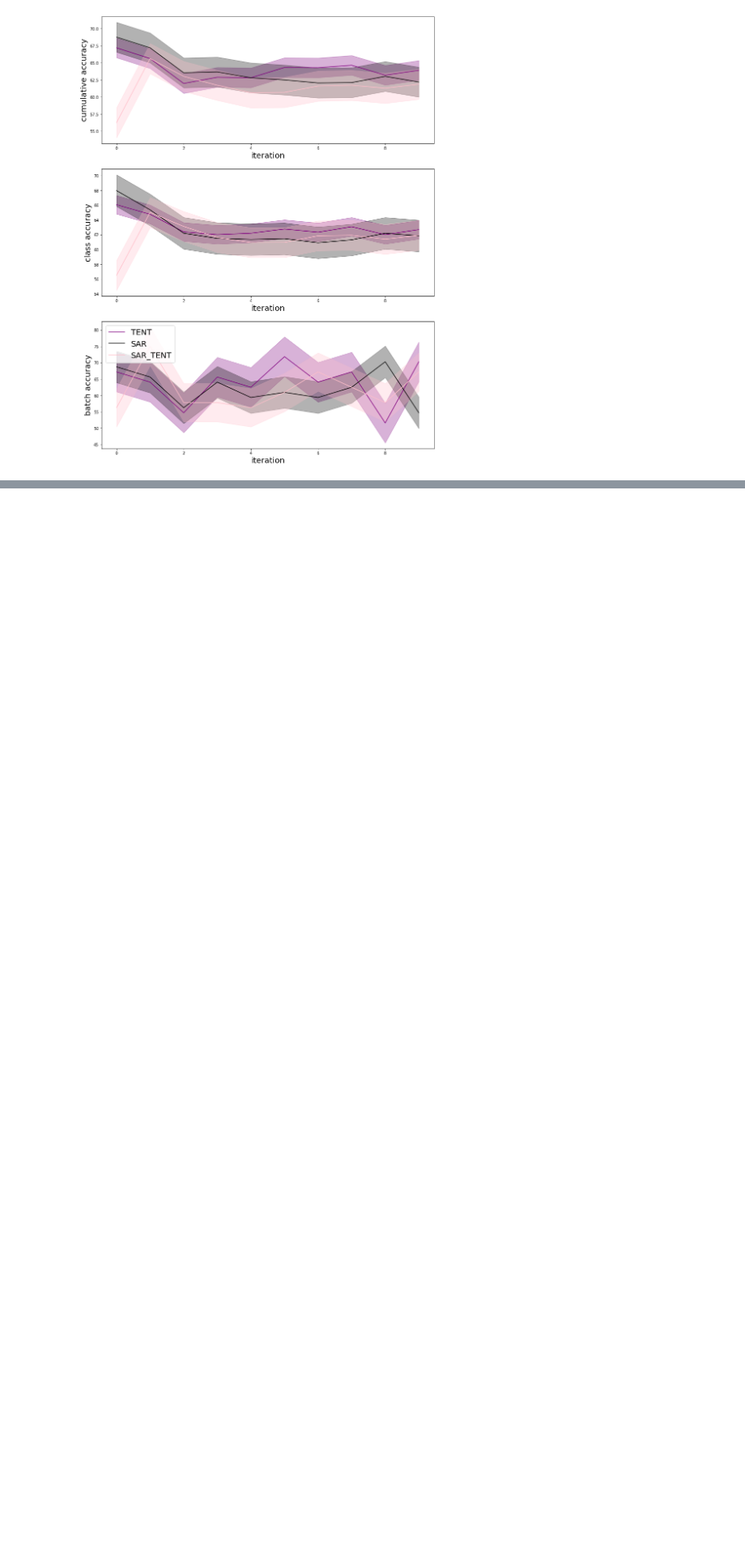
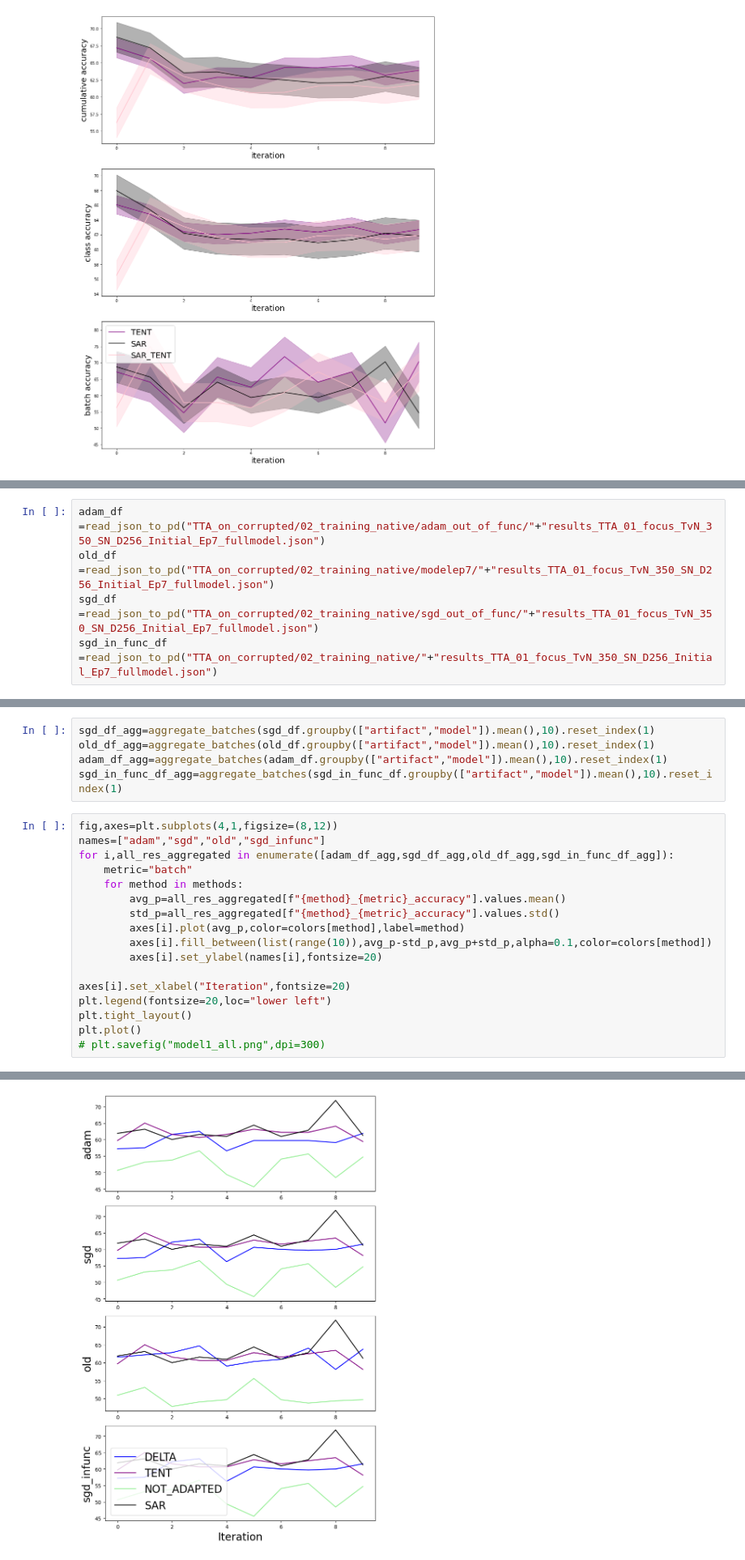
Before and after one commit to HaileyTQuach/Test-time-Adaptation-in-CPATH, a Jupyter notebook: analyze_results.ipynb, the cells around one changed output, grey strips where cells are left out. Shown at 81% size. Drawn from its saved outputs; the diff is of its cells as text; blank space fills up the shorter version.

```diff
--- a/analyze_results.ipynb
+++ b/analyze_results.ipynb
@@ -167,0 +149,5 @@ plt.legend(fontsize=20)
+# %%
+adam_df =read_json_to_pd("TTA_on_corrupted/02_training_native/adam_out_of_func/"+"results_TTA_01_focus_TvN_350_SN_D256_Initial_Ep7_fullmodel.json")
+old_df =read_json_to_pd("TTA_on_corrupted/02_training_native/modelep7/"+"results_TTA_01_focus_TvN_350_SN_D256_Initial_Ep7_fullmodel.json")
+sgd_df =read_json_to_pd("TTA_on_corrupted/02_training_native/sgd_out_of_func/"+"results_TTA_01_focus_TvN_350_SN_D256_Initial_Ep7_fullmodel.json")
+sgd_in_func_df =read_json_to_pd("TTA_on_corrupted/02_training_native/"+"results_TTA_01_focus_TvN_350_SN_D256_Initial_Ep7_fullmodel.json")
@@ -167,0 +177,23 @@ plt.legend(fontsize=20)
+# %%
+sgd_df_agg=aggregate_batches(sgd_df.groupby(["artifact","model"]).mean(),10).reset_index(1)
+old_df_agg=aggregate_batches(old_df.groupby(["artifact","model"]).mean(),10).reset_index(1)
+adam_df_agg=aggregate_batches(adam_df.groupby(["artifact","model"]).mean(),10).reset_index(1)
+sgd_in_func_df_agg=aggregate_batches(sgd_in_func_df.groupby(["artifact","model"]).mean(),10).reset_index(1)
+# %%
+fig,axes=plt.subplots(4,1,figsize=(8,12))
+names=["adam","sgd","old","sgd_infunc"]
+for i,all_res_aggregated in enumerate([adam_df_agg,sgd_df_agg,old_df_agg,sgd_in_func_df_agg]):
+    metric="batch"
+    for method in methods:
+        avg_p=all_res_aggregated[f"{method}_{metric}_accuracy"].values.mean()
+        std_p=all_res_aggregated[f"{method}_{metric}_accuracy"].values.std()
+        axes[i].plot(avg_p,color=colors[method],label=method)
+        axes[i].fill_between(list(range(10)),avg_p-std_p,avg_p+std_p,alpha=0.1,color=colors[method])
+        axes[i].set_ylabel(names[i],fontsize=20)
+
+axes[i].set_xlabel("Iteration",fontsize=20)
+plt.legend(fontsize=20,loc="lower left")
+plt.tight_layout()
+plt.plot()
+# plt.savefig("model1_all.png",dpi=300)
+# %% [output]
@@ -167,0 +201 @@ plt.legend(fontsize=20)
+[figure, added]
```
Also changed, not shown: parts of 16 cells of this notebook, 15 other files.
